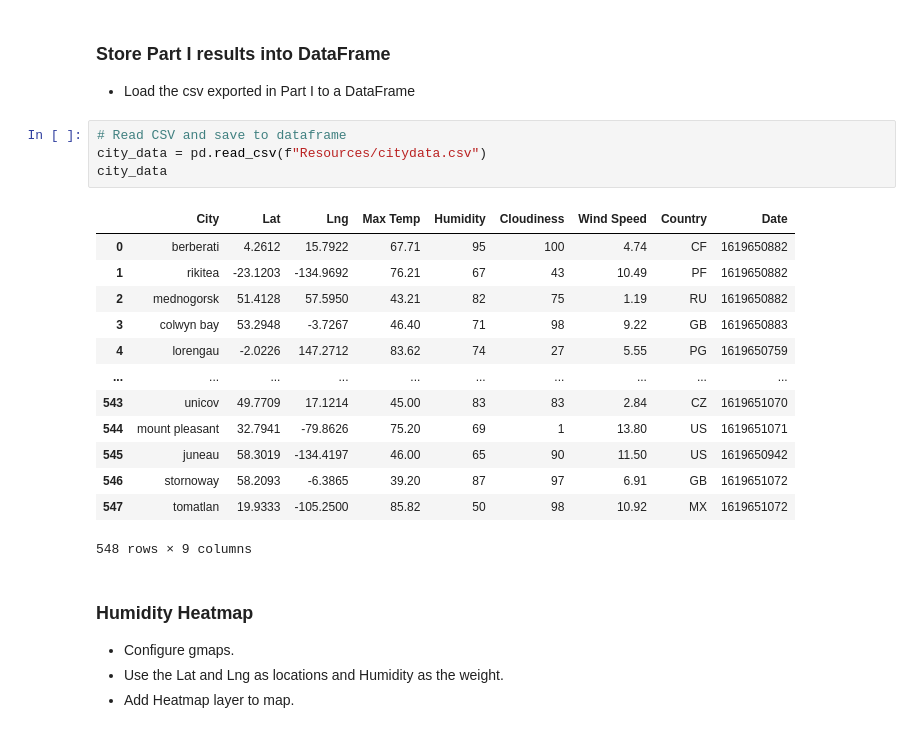
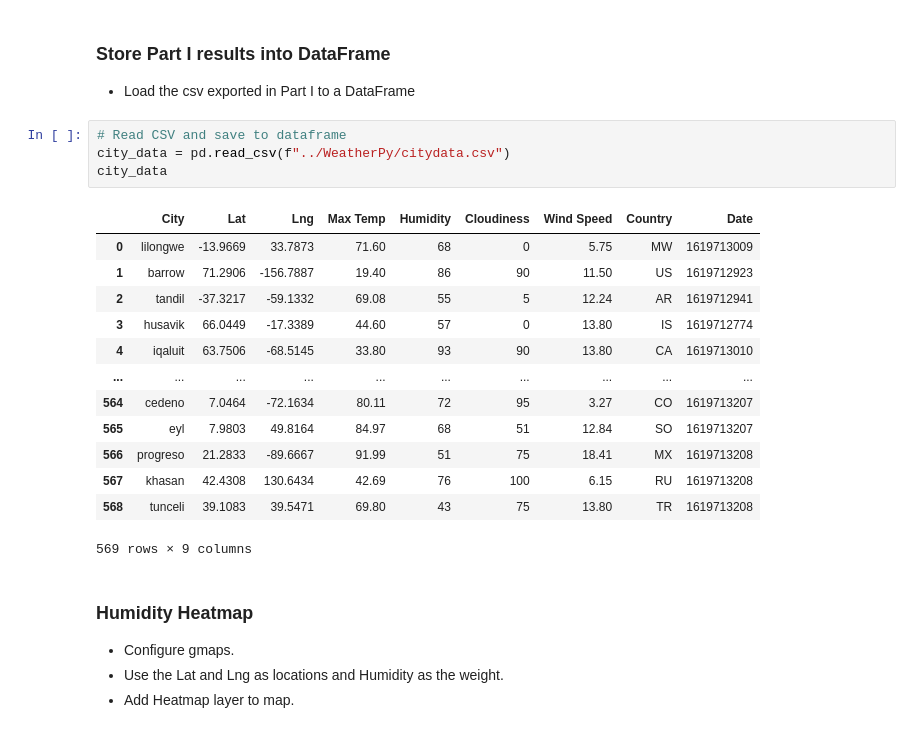
Before and after one commit to verocastillo/my-api-challenge, a Jupyter notebook: VacationPy/VacationPy.ipynb, the cells around one changed output. Cells and saved outputs as stored; diff of their text form.

```diff
--- a/VacationPy/VacationPy.ipynb
+++ b/VacationPy/VacationPy.ipynb
@@ -22,22 +22,22 @@ from api_keys import g_key
 * Load the csv exported in Part I to a DataFrame
 # %%
 # Read CSV and save to dataframe
-city_data = pd.read_csv(f"Resources/citydata.csv")
+city_data = pd.read_csv(f"../WeatherPy/citydata.csv")
 city_data
 # %% [output]
 |  | City | Lat | Lng | Max Temp | Humidity | Cloudiness | Wind Speed | Country | Date |
-| 0 | berberati | 4.2612 | 15.7922 | 67.71 | 95 | 100 | 4.74 | CF | 1619650882 |
-| 1 | rikitea | -23.1203 | -134.9692 | 76.21 | 67 | 43 | 10.49 | PF | 1619650882 |
-| 2 | mednogorsk | 51.4128 | 57.5950 | 43.21 | 82 | 75 | 1.19 | RU | 1619650882 |
-| 3 | colwyn bay | 53.2948 | -3.7267 | 46.40 | 71 | 98 | 9.22 | GB | 1619650883 |
-| 4 | lorengau | -2.0226 | 147.2712 | 83.62 | 74 | 27 | 5.55 | PG | 1619650759 |
+| 0 | lilongwe | -13.9669 | 33.7873 | 71.60 | 68 | 0 | 5.75 | MW | 1619713009 |
+| 1 | barrow | 71.2906 | -156.7887 | 19.40 | 86 | 90 | 11.50 | US | 1619712923 |
+| 2 | tandil | -37.3217 | -59.1332 | 69.08 | 55 | 5 | 12.24 | AR | 1619712941 |
+| 3 | husavik | 66.0449 | -17.3389 | 44.60 | 57 | 0 | 13.80 | IS | 1619712774 |
+| 4 | iqaluit | 63.7506 | -68.5145 | 33.80 | 93 | 90 | 13.80 | CA | 1619713010 |
 | ... | ... | ... | ... | ... | ... | ... | ... | ... | ... |
-| 543 | unicov | 49.7709 | 17.1214 | 45.00 | 83 | 83 | 2.84 | CZ | 1619651070 |
-| 544 | mount pleasant | 32.7941 | -79.8626 | 75.20 | 69 | 1 | 13.80 | US | 1619651071 |
-| 545 | juneau | 58.3019 | -134.4197 | 46.00 | 65 | 90 | 11.50 | US | 1619650942 |
-| 546 | stornoway | 58.2093 | -6.3865 | 39.20 | 87 | 97 | 6.91 | GB | 1619651072 |
-| 547 | tomatlan | 19.9333 | -105.2500 | 85.82 | 50 | 98 | 10.92 | MX | 1619651072 |
+| 564 | cedeno | 7.0464 | -72.1634 | 80.11 | 72 | 95 | 3.27 | CO | 1619713207 |
+| 565 | eyl | 7.9803 | 49.8164 | 84.97 | 68 | 51 | 12.84 | SO | 1619713207 |
+| 566 | progreso | 21.2833 | -89.6667 | 91.99 | 51 | 75 | 18.41 | MX | 1619713208 |
+| 567 | khasan | 42.4308 | 130.6434 | 42.69 | 76 | 100 | 6.15 | RU | 1619713208 |
+| 568 | tunceli | 39.1083 | 39.5471 | 69.80 | 43 | 75 | 13.80 | TR | 1619713208 |
-548 rows × 9 columns
+569 rows × 9 columns
 # %% [markdown]
 ### Humidity Heatmap
 * Configure gmaps.
```
Also changed, not shown: parts of 4 cells of this notebook, 28 other files.
